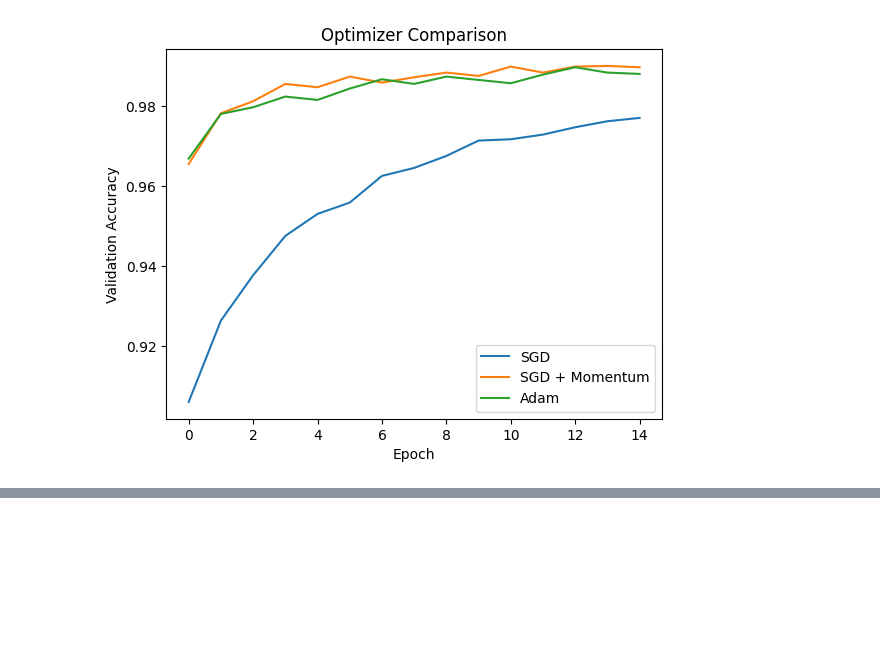
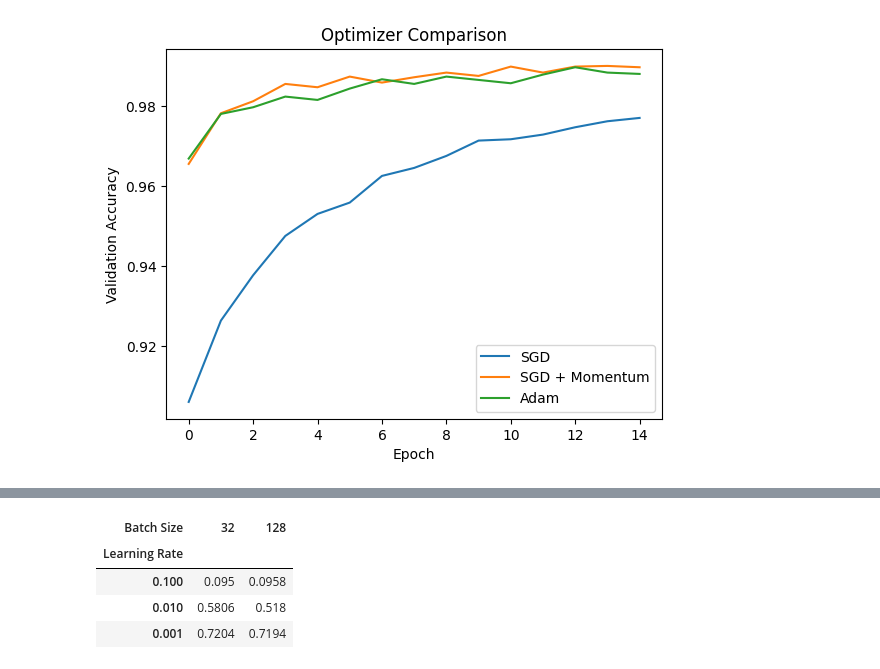
Before and after one commit to swayamjaiswal152/CNN-Lab-Assignment, a Jupyter notebook: CNN_Lab_Assignment.ipynb, the cells around one changed output, grey strips where cells are left out. Cells and saved outputs as stored; diff of their text form; code cells hidden in the pictures; blank space fills up the shorter version.

```diff
--- a/CNN_Lab_Assignment.ipynb
+++ b/CNN_Lab_Assignment.ipynb
@@ -913,0 +997,6 @@ plt.show()
+# %%
+print("\nResults Table (Validation Accuracy):")
+
+for lr in learning_rates:
+    for bs in batch_sizes:
+        print(f"LR={lr}, Batch={bs} → Val Acc = {results[(lr, bs)]:.4f}")
@@ -913,0 +1011,18 @@ plt.show()
+# %%
+import pandas as pd
+
+table = pd.DataFrame(index=[0.1, 0.01, 0.001], columns=[32, 128])
+
+for (lr, bs), acc in results.items():
+    table.loc[lr, bs] = round(acc, 4)
+
+table.index.name = "Learning Rate"
+table.columns.name = "Batch Size"
+
+table
+# %% [output]
+| Batch Size | 32 | 128 |
+| Learning Rate |  |  |
+| 0.100 | 0.095 | 0.0958 |
+| 0.010 | 0.5806 | 0.518 |
+| 0.001 | 0.7204 | 0.7194 |
```
Also changed, not shown: parts of 15 cells of this notebook.
